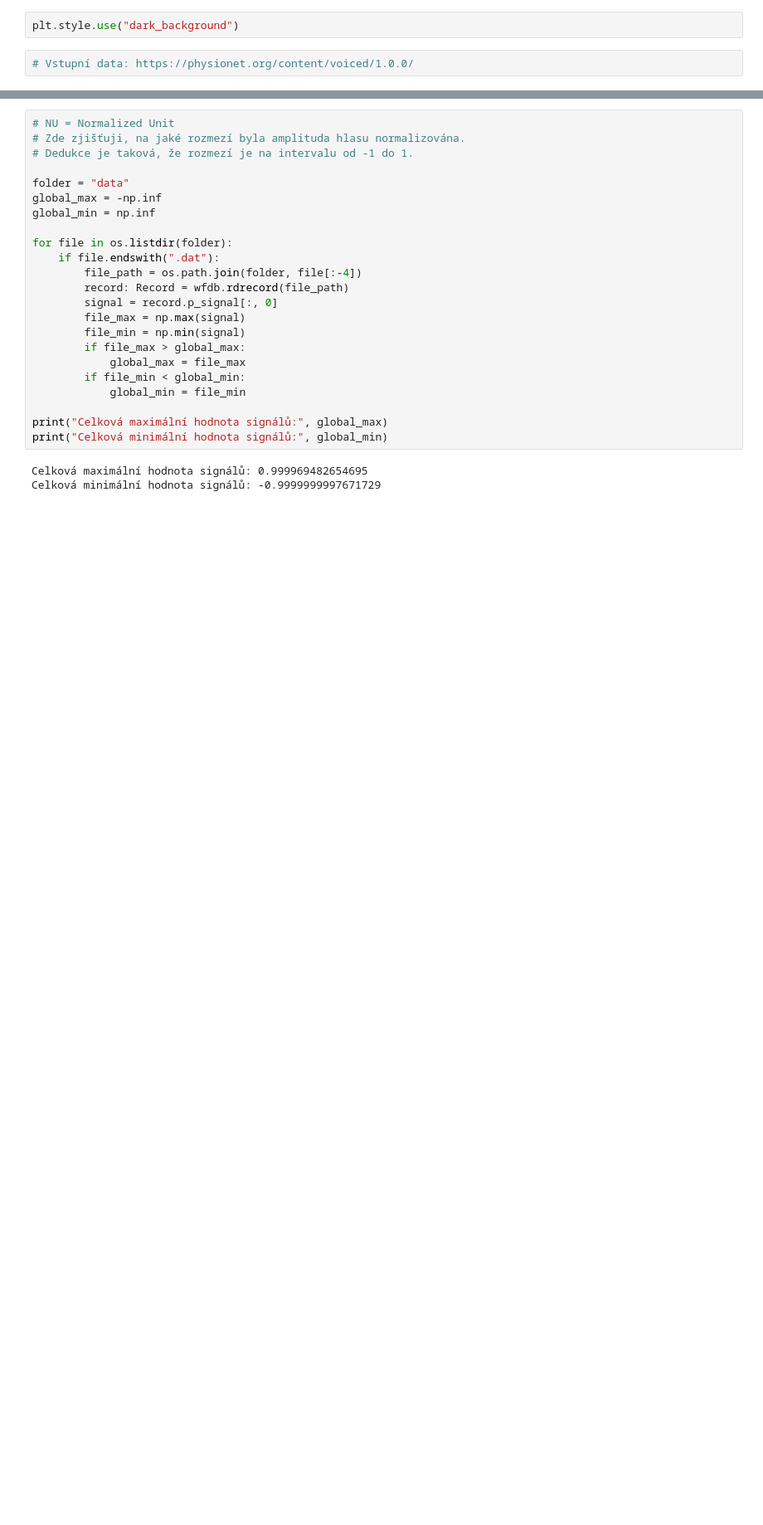
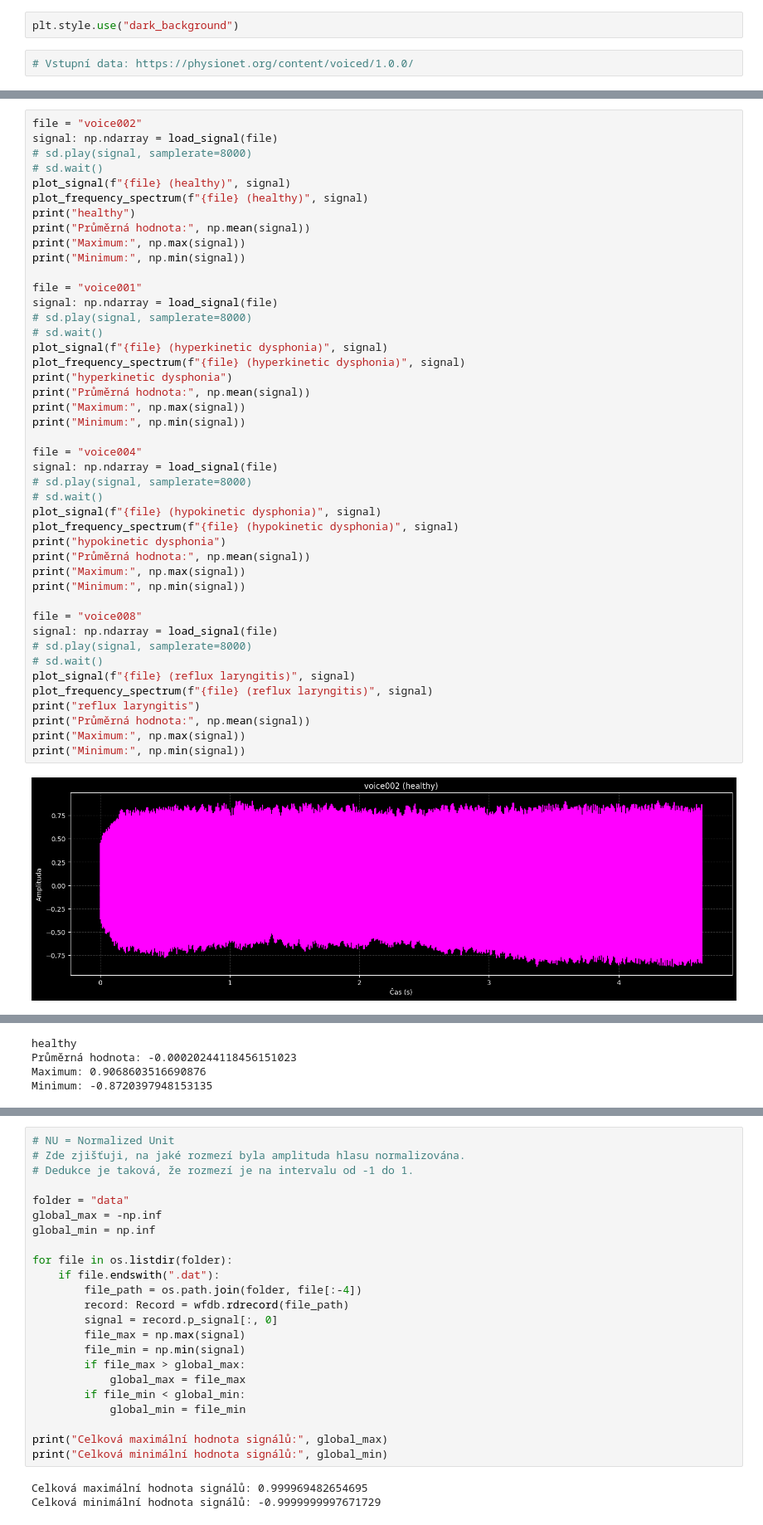
Before and after one commit to ondrejsvorc/UJEP, a Jupyter notebook: PZS/seminar_work_2/main.ipynb, the cells around one changed output, grey strips where cells are left out. Shown at 83% size. Cells and saved outputs as stored; diff of their text form; blank space fills up the shorter version.

Commit message:
Add method to determine whether the voice is healthy or not (PZS)

```diff
--- a/PZS/seminar_work_2/main.ipynb
+++ b/PZS/seminar_work_2/main.ipynb
@@ -60,0 +275,46 @@ record_info(wfdb.rdrecord("data/voice002"))
+# %%
+file = "voice002"
+signal: np.ndarray = load_signal(file)
+# sd.play(signal, samplerate=8000)
+# sd.wait()
+plot_signal(f"{file} (healthy)", signal)
+plot_frequency_spectrum(f"{file} (healthy)", signal)
+print("healthy")
+print("Průměrná hodnota:", np.mean(signal))
+print("Maximum:", np.max(signal))
+print("Minimum:", np.min(signal))
+
+file = "voice001"
+signal: np.ndarray = load_signal(file)
+# sd.play(signal, samplerate=8000)
+# sd.wait()
+plot_signal(f"{file} (hyperkinetic dysphonia)", signal)
+plot_frequency_spectrum(f"{file} (hyperkinetic dysphonia)", signal)
+print("hyperkinetic dysphonia")
+print("Průměrná hodnota:", np.mean(signal))
+print("Maximum:", np.max(signal))
+print("Minimum:", np.min(signal))
+
+file = "voice004"
+signal: np.ndarray = load_signal(file)
+# sd.play(signal, samplerate=8000)
+# sd.wait()
+plot_signal(f"{file} (hypokinetic dysphonia)", signal)
+plot_frequency_spectrum(f"{file} (hypokinetic dysphonia)", signal)
+print("hypokinetic dysphonia")
+print("Průměrná hodnota:", np.mean(signal))
+print("Maximum:", np.max(signal))
+print("Minimum:", np.min(signal))
+
+file = "voice008"
+signal: np.ndarray = load_signal(file)
+# sd.play(signal, samplerate=8000)
+# sd.wait()
+plot_signal(f"{file} (reflux laryngitis)", signal)
+plot_frequency_spectrum(f"{file} (reflux laryngitis)", signal)
+print("reflux laryngitis")
+print("Průměrná hodnota:", np.mean(signal))
+print("Maximum:", np.max(signal))
+print("Minimum:", np.min(signal))
+# %% [output]
+[figure, added]
@@ -60,0 +322,4 @@ record_info(wfdb.rdrecord("data/voice002"))
+healthy
+Průměrná hodnota: -0.00020244118456151023
+Maximum: 0.9068603516690876
+Minimum: -0.8720397948153135
```
Also changed, not shown: parts of 13 cells of this notebook.
